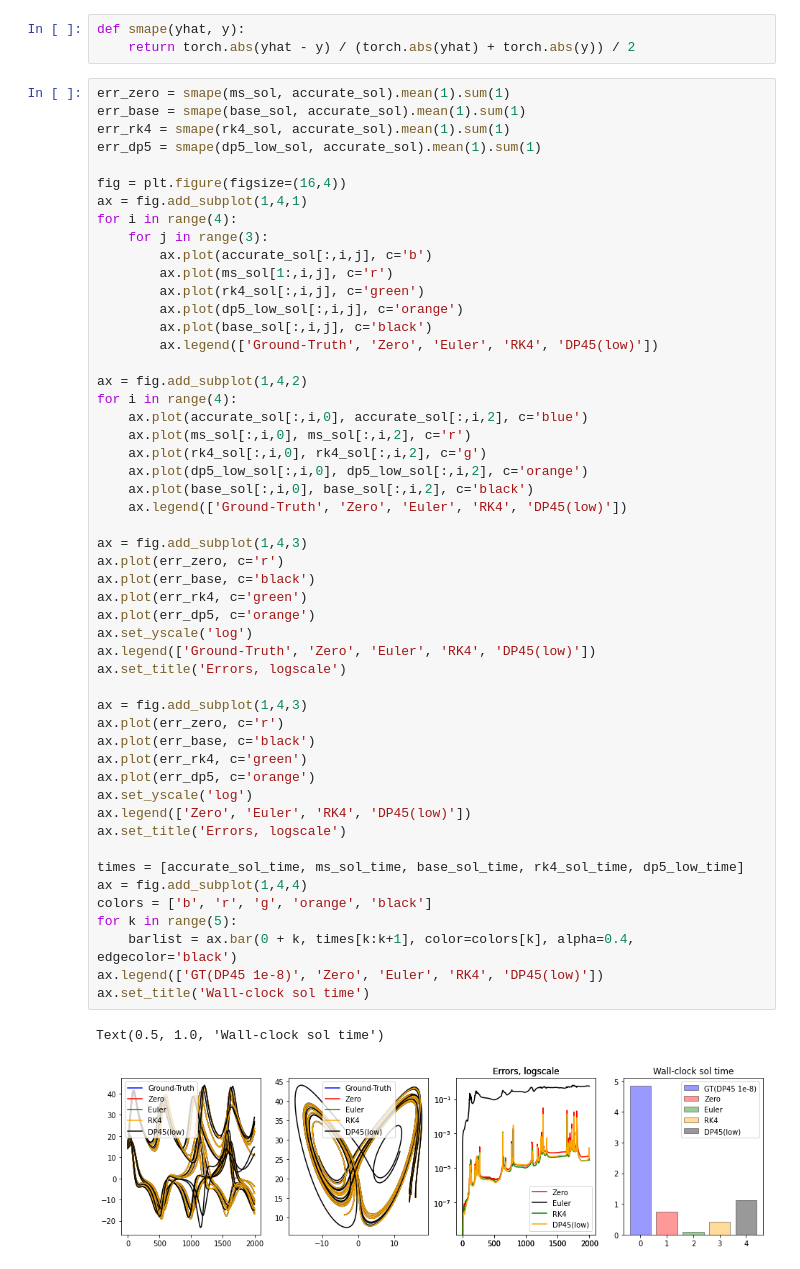
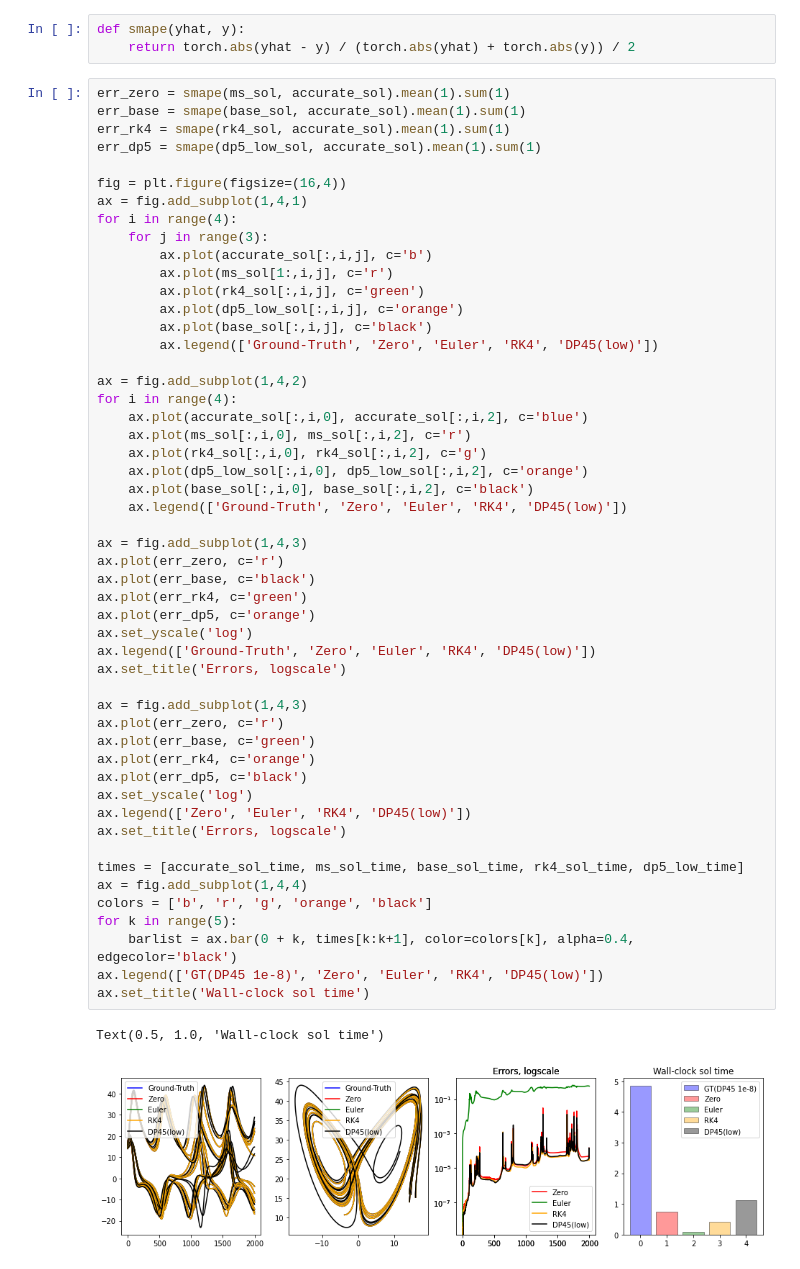
Before and after one commit to DiffEqML/torchdyn, a Jupyter notebook: benchmarks/numerics/bench_mshooting.ipynb, the cells around one changed output. Drawn from its saved outputs; the diff is of its cells as text.

```diff
--- a/benchmarks/numerics/bench_mshooting.ipynb
+++ b/benchmarks/numerics/bench_mshooting.ipynb
@@ -65,34 +65,34 @@ for i in range(4):
     ax.plot(ms_sol[:,i,0], ms_sol[:,i,2], c='r')
     ax.plot(rk4_sol[:,i,0], rk4_sol[:,i,2], c='g')
     ax.plot(dp5_low_sol[:,i,0], dp5_low_sol[:,i,2], c='orange')
     ax.plot(base_sol[:,i,0], base_sol[:,i,2], c='black')
     ax.legend(['Ground-Truth', 'Zero', 'Euler', 'RK4', 'DP45(low)'])
 
 ax = fig.add_subplot(1,4,3)
 ax.plot(err_zero, c='r')
 ax.plot(err_base, c='black')
 ax.plot(err_rk4, c='green')
 ax.plot(err_dp5, c='orange')
 ax.set_yscale('log')
 ax.legend(['Ground-Truth', 'Zero', 'Euler', 'RK4', 'DP45(low)'])
 ax.set_title('Errors, logscale')
 
 ax = fig.add_subplot(1,4,3)
 ax.plot(err_zero, c='r')
-ax.plot(err_base, c='black')
-ax.plot(err_rk4, c='green')
-ax.plot(err_dp5, c='orange')
+ax.plot(err_base, c='green')
+ax.plot(err_rk4, c='orange')
+ax.plot(err_dp5, c='black')
 ax.set_yscale('log')
 ax.legend(['Zero', 'Euler', 'RK4', 'DP45(low)'])
 ax.set_title('Errors, logscale')
 
 times = [accurate_sol_time, ms_sol_time, base_sol_time, rk4_sol_time, dp5_low_time]
 ax = fig.add_subplot(1,4,4)
 colors = ['b', 'r', 'g', 'orange', 'black']
 for k in range(5):
     barlist = ax.bar(0 + k, times[k:k+1], color=colors[k], alpha=0.4, edgecolor='black')
 ax.legend(['GT(DP45 1e-8)', 'Zero', 'Euler', 'RK4', 'DP45(low)'])
 ax.set_title('Wall-clock sol time')
 # %% [output]
 Text(0.5, 1.0, 'Wall-clock sol time')
-[figure, old version]
+[figure, new version]
```
Also changed, not shown: 3 other files.
